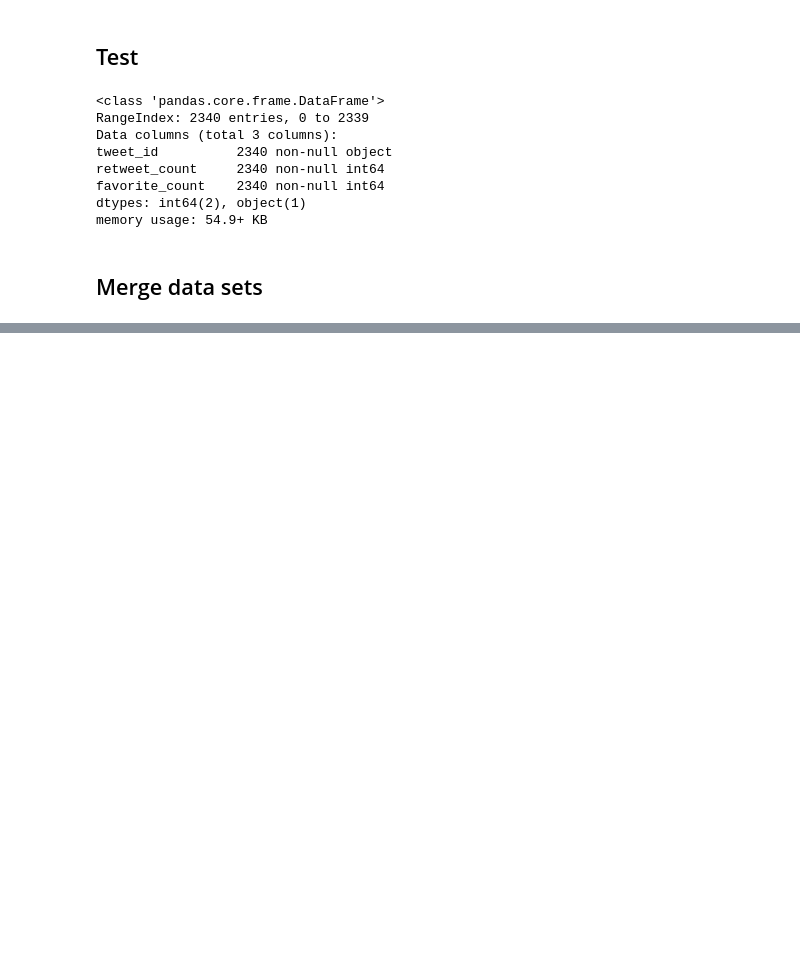
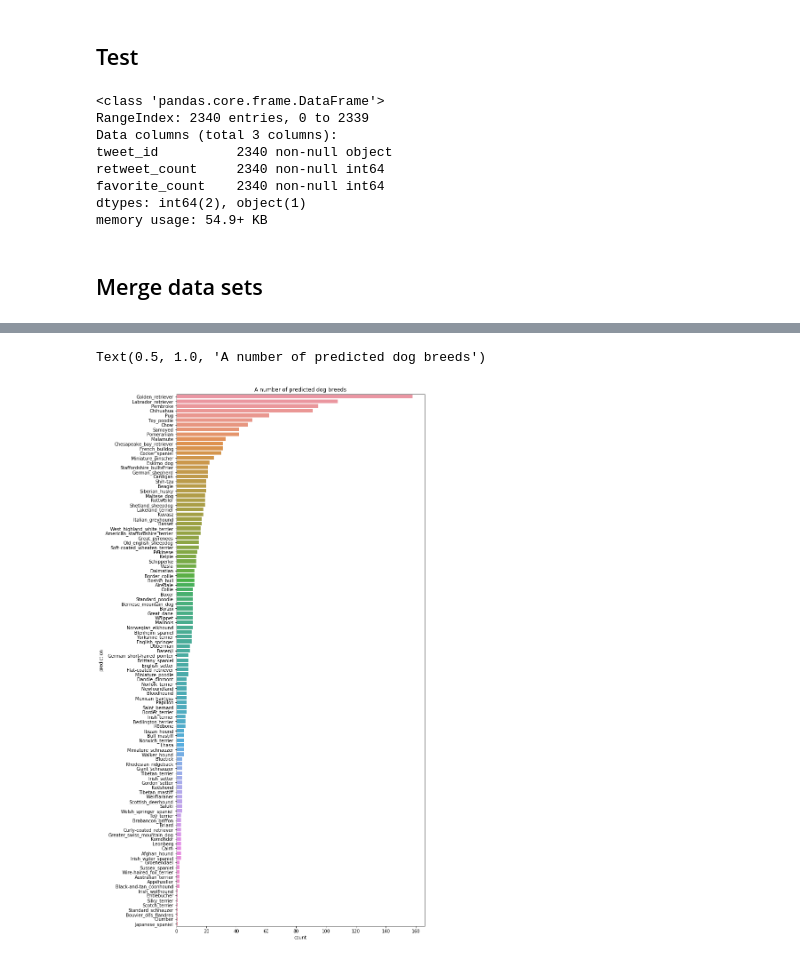
Before and after one commit to Subaru-Goto/WeRateDogs, a Jupyter notebook: wrangle_act.ipynb, the cells around one changed output, grey strips where cells are left out. Saved outputs shown, nothing was run; the diff lists cells and outputs as text; code cells hidden in the pictures; blank space fills up the shorter version.

```diff
--- a/wrangle_act.ipynb
+++ b/wrangle_act.ipynb
@@ -1120,0 +1293,9 @@ os.listdir()
+# %%
+# check which dog breeds are most frequently tweeted
+f, ax = plt.subplots(figsize=(10, 22))
+order = df['prediction'].value_counts().index
+sns.countplot(data=df,y="prediction",order=order)
+plt.title("A number of predicted dog breeds")
+# %% [output]
+Text(0.5, 1.0, 'A number of predicted dog breeds')
+[figure, added]
```
Also changed, not shown: parts of 110 cells of this notebook, 2 other files.
